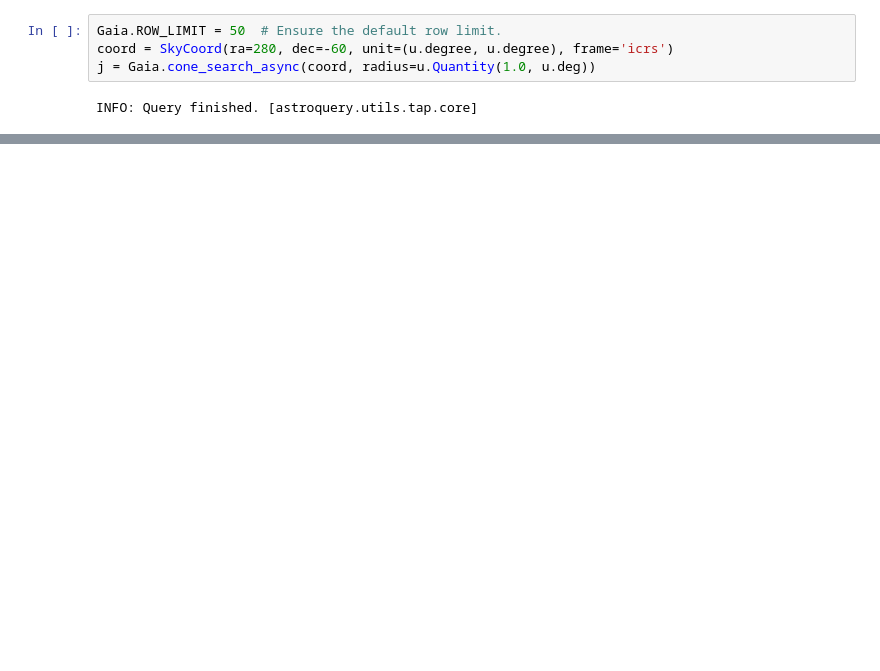
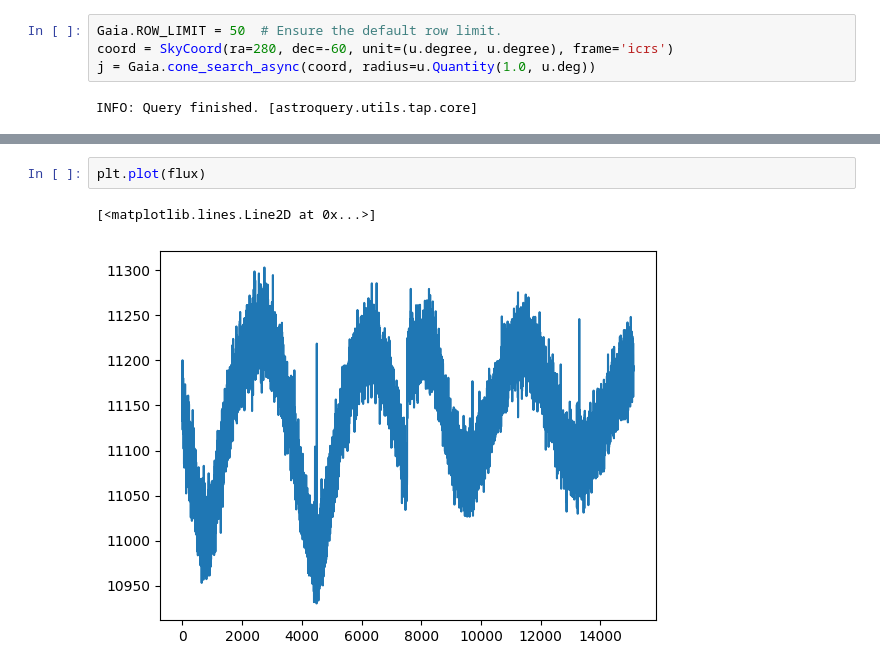
Before and after one commit to spacetelescope/tike_content, a Jupyter notebook: content/notebooks/occurrence_rate/occurrence.ipynb, the cells around one changed output, grey strips where cells are left out. Drawn from its saved outputs; the diff is of its cells as text; blank space fills up the shorter version.

```diff
--- a/content/notebooks/occurrence_rate/occurrence.ipynb
+++ b/content/notebooks/occurrence_rate/occurrence.ipynb
@@ -412,0 +517,5 @@ INFO: Query finished. [astroquery.utils.tap.core]
+# %%
+plt.plot(flux)
+# %% [output]
+[<matplotlib.lines.Line2D at 0x...>]
+[figure, added]
```
Also changed, not shown: parts of 66 cells of this notebook.
